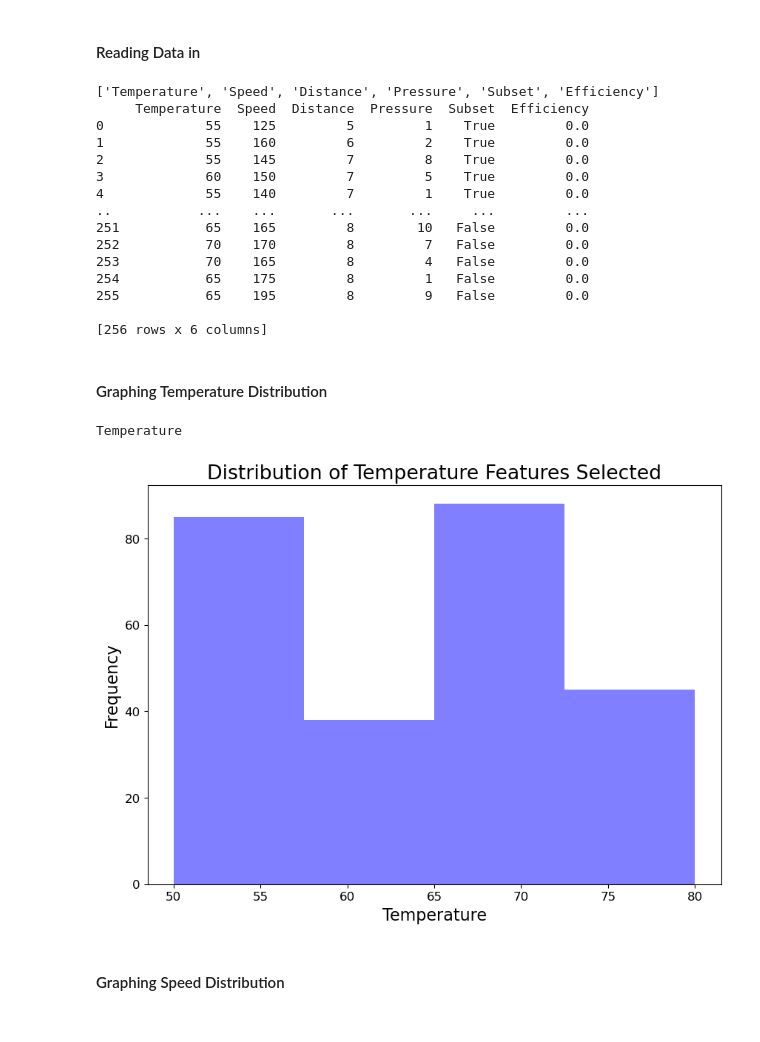
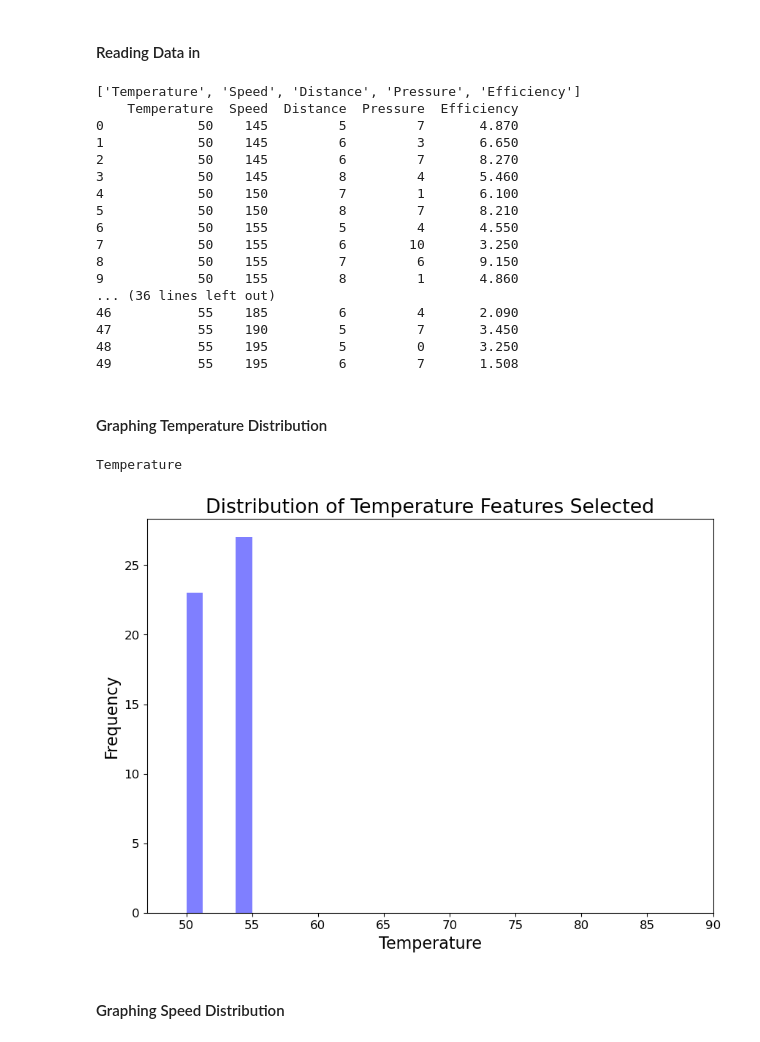
Before and after one commit to Data-Driven-Materials-Science/solarCells, a Jupyter notebook: Analysis/distributionAnalysis.ipynb, the cells around one changed output. Cells and saved outputs as stored; diff of their text form; code cells hidden in the pictures.

```diff
--- a/Analysis/distributionAnalysis.ipynb
+++ b/Analysis/distributionAnalysis.ipynb
@@ -15,8 +15,9 @@ from sklearn.preprocessing import LabelEncoder
 # %%
 #df = pd.read_csv('../syntheticDataset.csv')
 #df = pd.read_csv('../DataSets/deviceSummary.csv')
-df = pd.read_csv('../DataSets/newDataCollection.csv')
-df = pd.read_csv('../DataGeneration/newDataCollectionFullOrder.csv')
+df = pd.read_csv('../newData/newData.csv')
+#####df = pd.read_csv('../DataSets/newDataCollection.csv')
+#####df = pd.read_csv('../DataGeneration/newDataCollectionFullOrder.csv')
 #df = pd.read_csv('../optimizedSyntheticDataset.csv')
 #df = pd.read_csv('../DataGeneration/newDataCollection0.csv')
 #df = pd.read_csv('../DataGeneration/newDataCollection1.csv')   #LOOKING PRETTY GOOD, EXCEPT SPEED
@@ -25,44 +26,48 @@ df = pd.read_csv('../DataGeneration/newDataCollectionFullOrder.csv')
 #df = pd.read_csv('../DataGeneration/newDataCollection4.csv')
 #df = pd.read_csv('../DataGeneration/newDataCollection5.csv')    #Not bad, speed has issues tho
 #df = pd.read_csv('../DataGeneration/newDataCollection6.csv')
+df = df.drop(['Subset'], axis=1)
 columns = list(df.columns)
 print(columns)
 print(df)
 # %% [output]
-['Temperature', 'Speed', 'Distance', 'Pressure', 'Subset', 'Efficiency']
-     Temperature  Speed  Distance  Pressure  Subset  Efficiency
-0             55    125         5         1    True         0.0
-1             55    160         6         2    True         0.0
-2             55    145         7         8    True         0.0
-3             60    150         7         5    True         0.0
-4             55    140         7         1    True         0.0
-..           ...    ...       ...       ...     ...         ...
-251           65    165         8        10   False         0.0
-252           70    170         8         7   False         0.0
-253           70    165         8         4   False         0.0
-254           65    175         8         1   False         0.0
-255           65    195         8         9   False         0.0
-
-[256 rows x 6 columns]
+['Temperature', 'Speed', 'Distance', 'Pressure', 'Efficiency']
+    Temperature  Speed  Distance  Pressure  Efficiency
+0            50    145         5         7       4.870
+1            50    145         6         3       6.650
+2            50    145         6         7       8.270
+3            50    145         8         4       5.460
+4            50    150         7         1       6.100
+5            50    150         8         7       8.210
+6            50    155         5         4       4.550
+7            50    155         6        10       3.250
+8            50    155         7         6       9.150
+9            50    155         8         1       4.860
+... (36 lines left out)
+46           55    185         6         4       2.090
+47           55    190         5         7       3.450
+48           55    195         5         0       3.250
+49           55    195         6         7       1.508
 # %% [markdown]
 #### Graphing Temperature Distribution
 # %%
 colNum = 0
 numBins = 4
 print(columns[colNum])
 #print(df[columns[colNum]])
 plt.hist(df[columns[colNum]], numBins, facecolor='blue', alpha=0.5)
 plt.title("Distribution of Temperature Features Selected")
 plt.xlabel("Temperature")
 plt.ylabel("Frequency")
 plt.rcParams["figure.figsize"] = (10, 7)
 plt.rcParams.update({'font.size': 16})
+plt.xlim(47, 90)
 plt.rc('xtick', labelsize=12)
 plt.rc('ytick', labelsize=12)
 plt.show()
 # %% [output]
 Temperature
-[figure, old version]
+[figure, new version]
 # %% [markdown]
 #### Graphing Speed Distribution
 # %%
```
Also changed, not shown: parts of 3 cells of this notebook, 5 other files.
